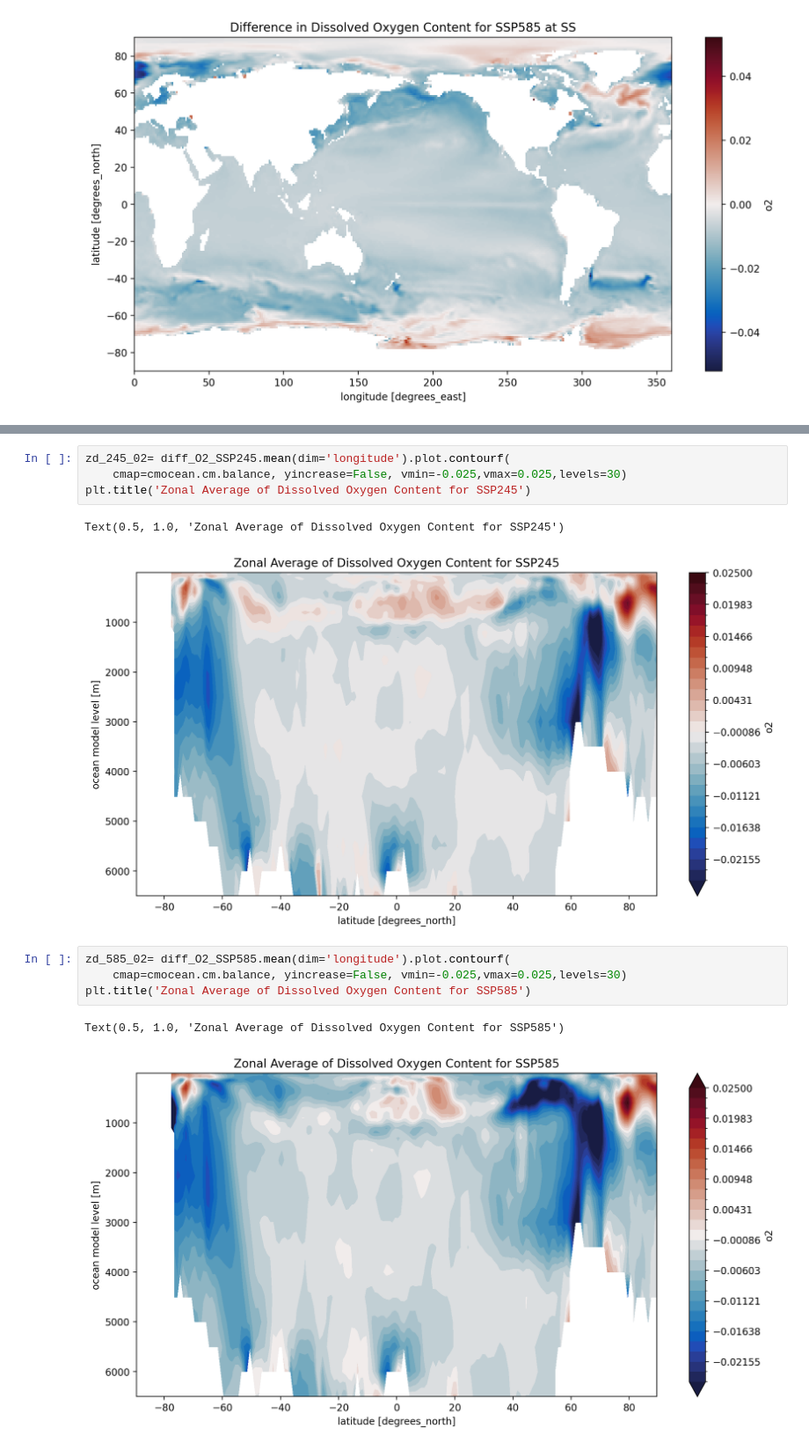
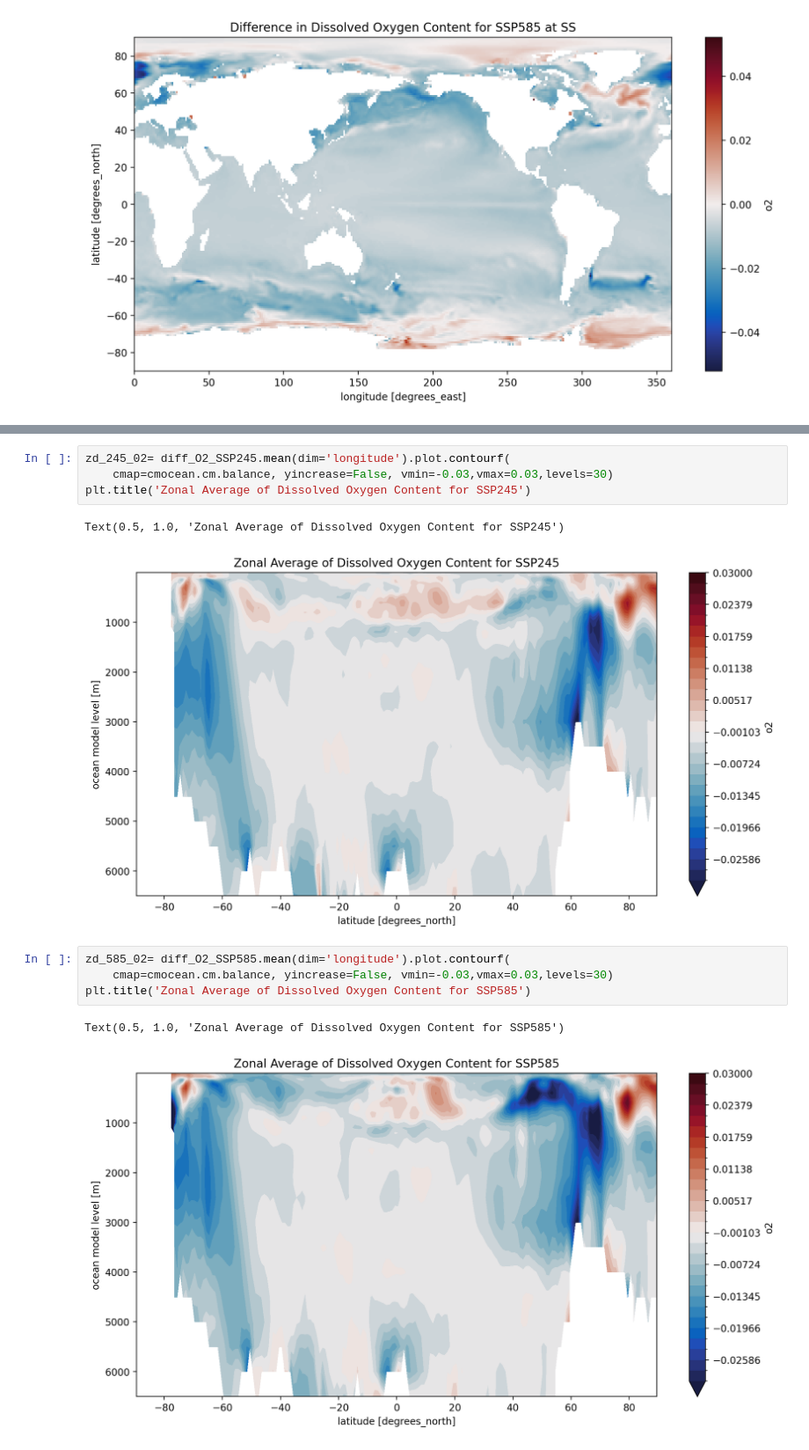
Before and after one commit to EES-3506-5506/Group4_Coomans, a Jupyter notebook: notebooks/File_practice.ipynb, the cells around one changed output, grey strips where cells are left out. Shown at 88% size. Drawn from its saved outputs; the diff is of its cells as text.

```diff
--- a/notebooks/File_practice.ipynb
+++ b/notebooks/File_practice.ipynb
@@ -174,14 +206,14 @@ plt.title('Zonal Average of Dissolved Oxygen Content for SSP126')
 # %%
 zd_245_02= diff_O2_SSP245.mean(dim='longitude').plot.contourf(
-    cmap=cmocean.cm.balance, yincrease=False, vmin=-0.025,vmax=0.025,levels=30)
+    cmap=cmocean.cm.balance, yincrease=False, vmin=-0.03,vmax=0.03,levels=30)
 plt.title('Zonal Average of Dissolved Oxygen Content for SSP245')
 # %% [output]
 Text(0.5, 1.0, 'Zonal Average of Dissolved Oxygen Content for SSP245')
-[figure, old version]
+[figure, new version]
 # %%
 zd_585_02= diff_O2_SSP585.mean(dim='longitude').plot.contourf(
-    cmap=cmocean.cm.balance, yincrease=False, vmin=-0.025,vmax=0.025,levels=30)
+    cmap=cmocean.cm.balance, yincrease=False, vmin=-0.03,vmax=0.03,levels=30)
 plt.title('Zonal Average of Dissolved Oxygen Content for SSP585')
 # %% [output]
 Text(0.5, 1.0, 'Zonal Average of Dissolved Oxygen Content for SSP585')
-[figure, old version]
+[figure, new version]
```
Also changed, not shown: parts of 15 cells of this notebook, 1 other file.
